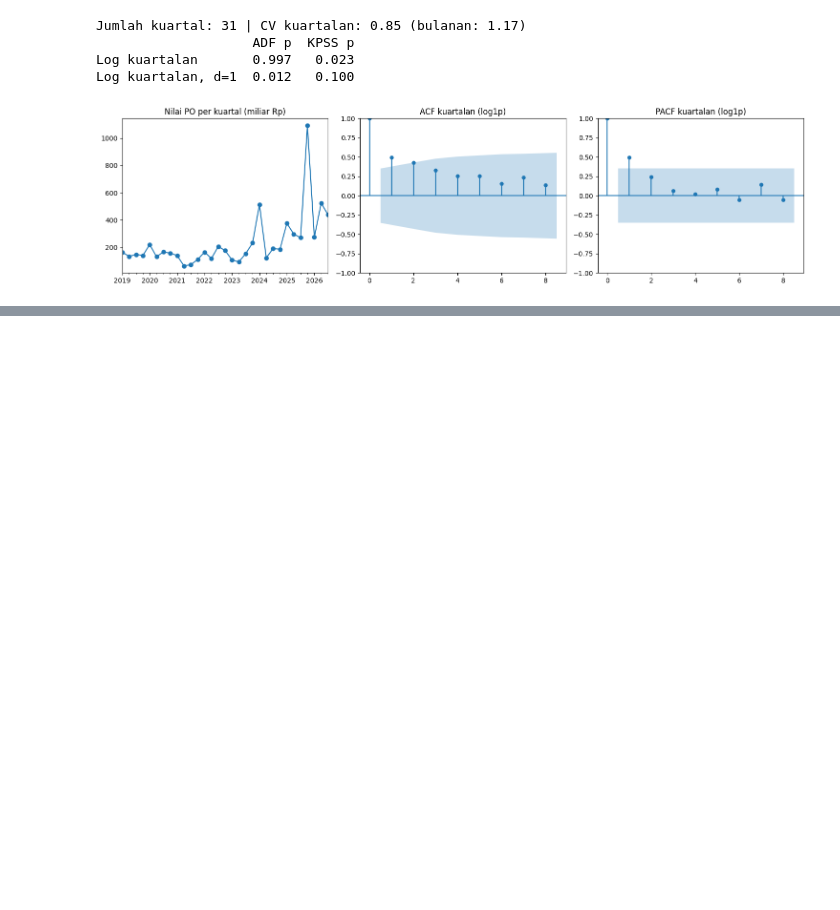
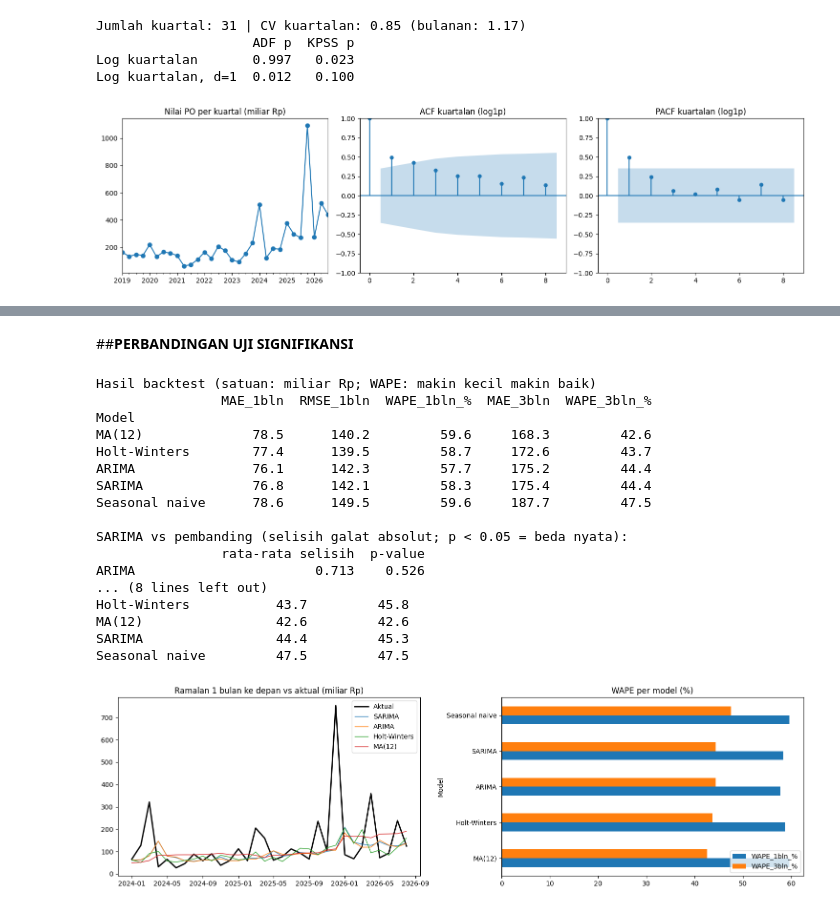
Before and after one commit to solon301-vamp/Time-Series-Analysis, a Jupyter notebook: notebook/24083010100_Analisis_Deret_Waktu_SARIMA.ipynb, the cells around one changed output, grey strips where cells are left out. Drawn from its saved outputs; the diff is of its cells as text; code cells hidden in the pictures; blank space fills up the shorter version.

```diff
--- a/notebook/24083010100_Analisis_Deret_Waktu_SARIMA.ipynb
+++ b/notebook/24083010100_Analisis_Deret_Waktu_SARIMA.ipynb
@@ -395,0 +455,10 @@ Log kuartalan, d=1  0.012   0.100
+# %%
+log_awal = siapkan(nilai_miliar.iloc[:INIT_TRAIN], WINSOR_Q)
+tabel_arima = pilih_orde(log_awal, musiman=False)
+tabel_sarima = pilih_orde(log_awal, musiman=True)
+orde_arima = tabel_arima.iloc[0]["order"]
+orde_sarima, sar_sarima = tabel_sarima.iloc[0]["order"], tabel_sarima.iloc[0]["seasonal_order"]
+print(f"ARIMA terpilih : {orde_arima}")
+print(f"SARIMA terpilih: {orde_sarima}x{sar_sarima}")
+print("\n5 kandidat SARIMA terbaik (AIC):")
+print(tabel_sarima.head(5).to_string(index=False))
@@ -395,0 +531,51 @@ Log kuartalan, d=1  0.012   0.100
+# %% [markdown]
+##**PERBANDINGAN UJI SIGNIFIKANSI**
+# %%
+print("Hasil backtest (satuan: miliar Rp; WAPE: makin kecil makin baik)")
+print(metrik.to_string())
+
+# Uji sederhana: apakah selisih galat SARIMA vs pembanding berbeda nyata? (galat absolut 1 bulan)
+galat_sarima = np.abs(ramalan["SARIMA"][:, 0] - aktual[:, 0])
+uji = {}
+for nama in ["ARIMA", "Holt-Winters", "Seasonal naive", "MA(12)"]:
+    selisih = galat_sarima - np.abs(ramalan[nama][:, 0] - aktual[:, 0])   # < 0 berarti SARIMA lebih baik
+    uji[nama] = {"rata-rata selisih": selisih.mean(), "p-value": ttest_1samp(selisih, 0).pvalue}
+print("\nSARIMA vs pembanding (selisih galat absolut; p < 0.05 = beda nyata):")
+print(pd.DataFrame(uji).T.round(3).to_string())
+
+# Pengaruh penanganan outlier pada data latih (evaluasi tetap pada nilai aktual)
+perbandingan_outlier = {}
+for wq in [None, 0.95]:
+    _, akt_w, ram_w = backtest(nilai_miliar, wq)
+    perbandingan_outlier[f"winsor={wq}"] = hitung_metrik(akt_w, ram_w)["WAPE_3bln_%"]
+print("\nWAPE 3 bulan (%) dengan/tanpa pembatasan outlier pada data latih:")
+print(pd.DataFrame(perbandingan_outlier).round(1).to_string())
+
+# Grafik: ramalan 1 bulan ke depan vs aktual
+fig, ax = plt.subplots(1, 2, figsize=(15, 4.5))
+ax[0].plot(asal_uji, aktual[:, 0], color="black", lw=2, label="Aktual")
+for nama in ["SARIMA", "ARIMA", "Holt-Winters", "MA(12)"]:
+    ax[0].plot(asal_uji, ramalan[nama][:, 0], lw=1, label=nama)
+ax[0].set_title("Ramalan 1 bulan ke depan vs aktual (miliar Rp)"); ax[0].legend()
+metrik[["WAPE_1bln_%", "WAPE_3bln_%"]].plot.barh(ax=ax[1], title="WAPE per model (%)")
+plt.tight_layout()
+plt.show()
+# %% [output]
+Hasil backtest (satuan: miliar Rp; WAPE: makin kecil makin baik)
+                MAE_1bln  RMSE_1bln  WAPE_1bln_%  MAE_3bln  WAPE_3bln_%
+Model
+MA(12)              78.5      140.2         59.6     168.3         42.6
+Holt-Winters        77.4      139.5         58.7     172.6         43.7
+ARIMA               76.1      142.3         57.7     175.2         44.4
+SARIMA              76.8      142.1         58.3     175.4         44.4
+Seasonal naive      78.6      149.5         59.6     187.7         47.5
+
+SARIMA vs pembanding (selisih galat absolut; p < 0.05 = beda nyata):
+                rata-rata selisih  p-value
+ARIMA                       0.713    0.526
+... (8 lines left out)
+Holt-Winters           43.7         45.8
+MA(12)                 42.6         42.6
+SARIMA                 44.4         45.3
+Seasonal naive         47.5         47.5
+[figure, added]
```
Also changed, not shown: parts of 15 cells of this notebook.
